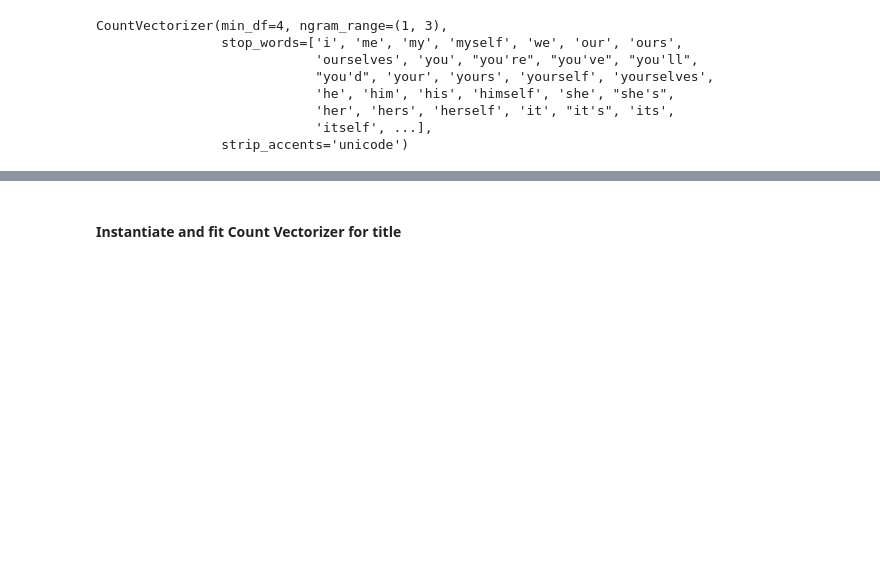
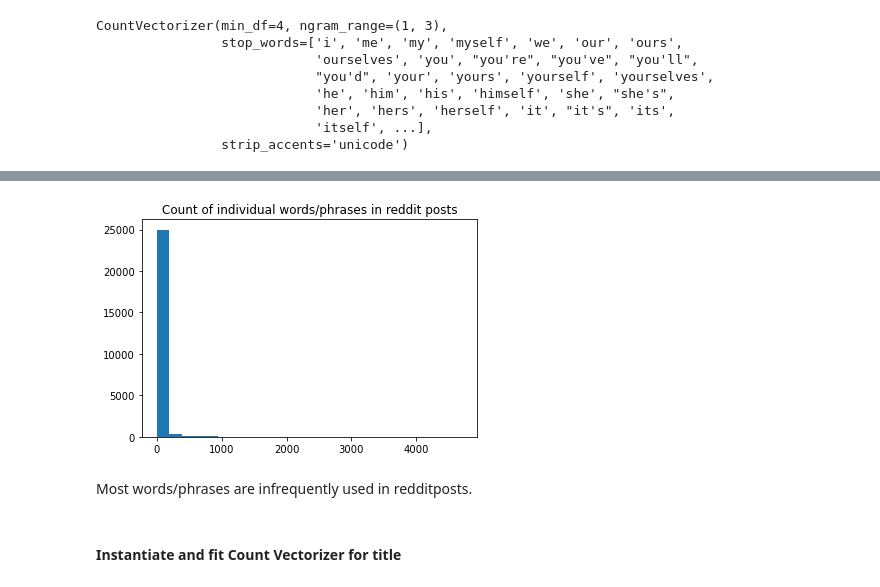
Before and after one commit to vmorenocosta/NLP-Classification-Reddit-API, a Jupyter notebook: code/01_Data_Collection.ipynb, the cells around one changed output, grey strips where cells are left out. Cells and saved outputs as stored; diff of their text form; code cells hidden in the pictures; blank space fills up the shorter version.

```diff
--- a/code/01_Data_Collection.ipynb
+++ b/code/01_Data_Collection.ipynb
@@ -468,6 +468,10 @@ CountVectorizer(min_df=4, ngram_range=(1, 3),
 selftext_vect = cv.transform(df['selftext'])
 # %%
 df_selftext_vect = pd.DataFrame(selftext_vect.A, columns=cv.get_feature_names_out())
+# %%
+df_selftext_vect['subreddit'] = df['subreddit']
+# %%
+df_selftext_vect['subreddit_div'] = [1 if x == 'Divorce' else 0 for x in df['subreddit']]
 # %%
 len(df_selftext_vect.columns)
 # %% [output]
@@ -497,3 +504,10 @@ dtype: int64
+# %%
+plt.hist(df_selftext_vect.drop(columns=['subreddit','subreddit_div']).sum().sort_values(ascending=False),bins=25);
+plt.title('Count of individual words/phrases in reddit posts');
+# %% [output]
+[figure, added]
+# %% [markdown]
+Most words/phrases are infrequently used in redditposts.
 # %% [markdown]
 #### Instantiate and fit Count Vectorizer for title
 # %%
```
Also changed, not shown: parts of 19 cells of this notebook, 6 other files.
